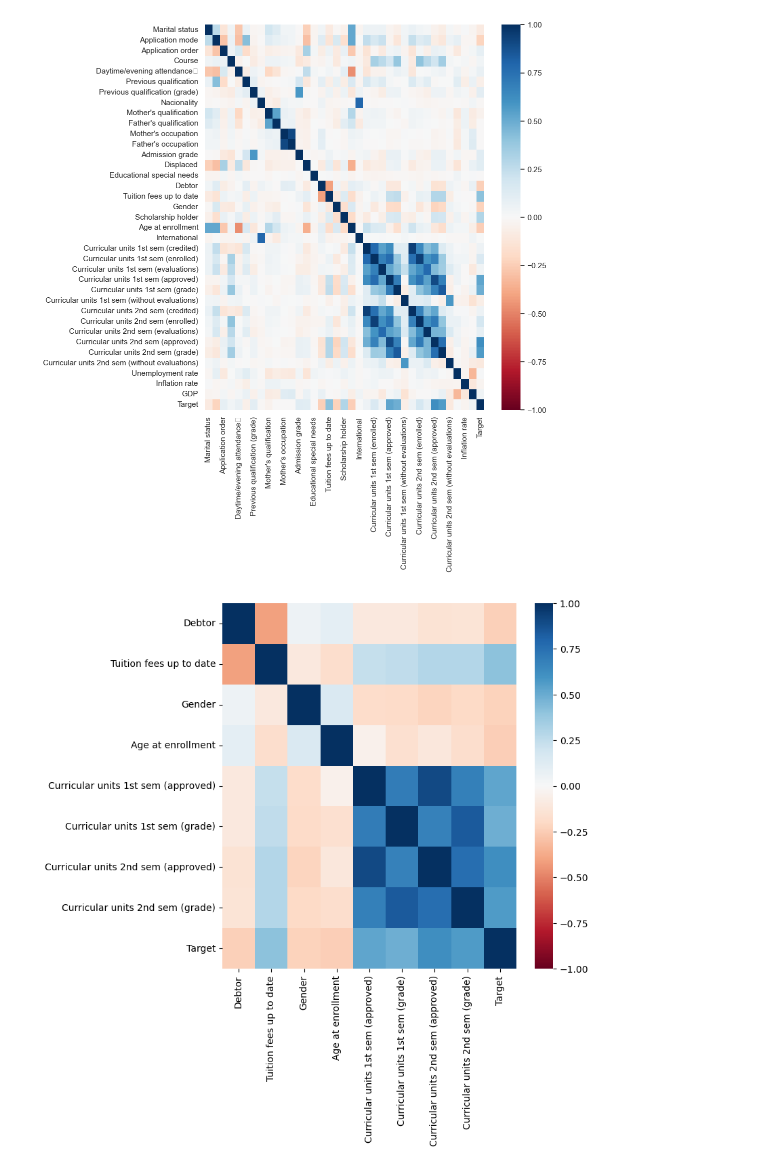
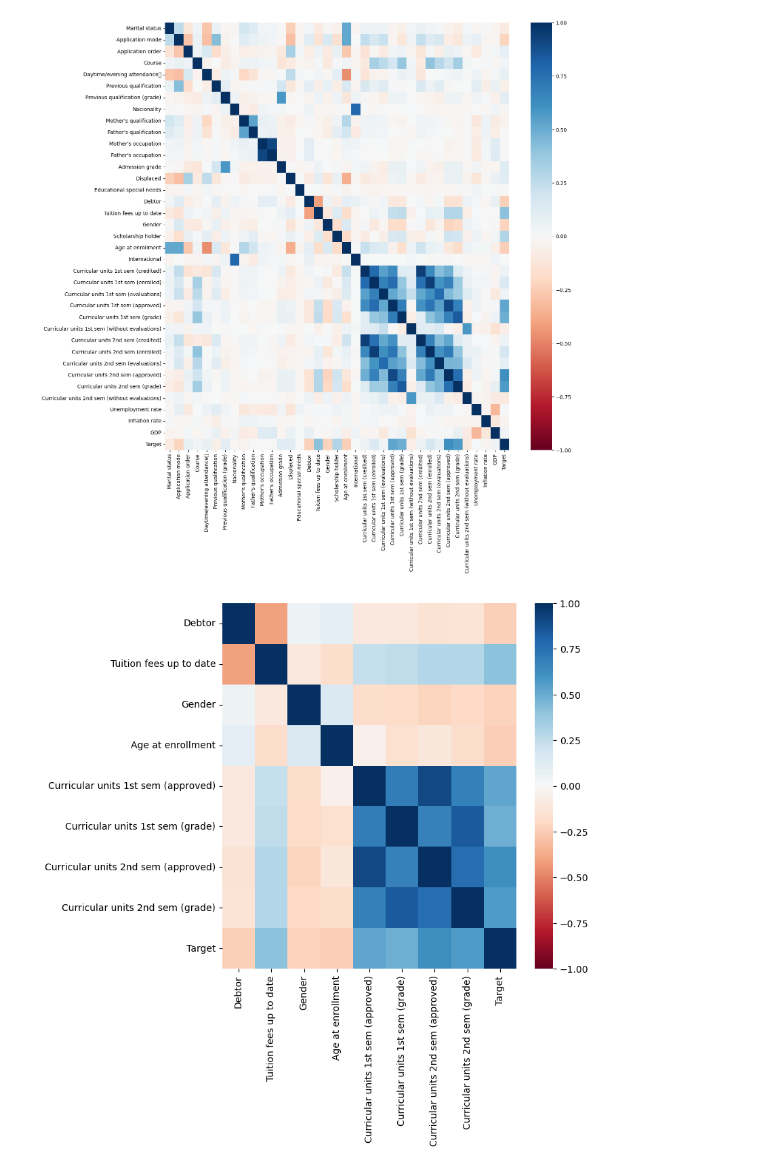
Before and after one commit to erin-le/ecs163-team-10, a Jupyter notebook: ml-models/ml-notebook.ipynb, the cells around one changed output. Saved outputs shown, nothing was run; the diff lists cells and outputs as text; code cells hidden in the pictures.

```diff
--- a/ml-models/ml-notebook.ipynb
+++ b/ml-models/ml-notebook.ipynb
@@ -32,10 +32,11 @@ df['Target'].value_counts()
 df['Target'] = df['Target'].replace(statusMap)
 # df['Age at enrollment'].min()
 # %%
-plt.figure(figsize = (9,10))
+plt.figure(figsize = (15,15))
 heatmap = sns.heatmap(df.corr(), vmin=-1, vmax=1, center=0, annot=False, cmap= 'RdBu')
+plt.show()
 # %% [output]
-[figure, old version]
+[figure, new version]
 # %%
 # Check if the columns exist in the dataframe before dropping them
 columns_to_drop = [
```
Also changed, not shown: 4 other files.
